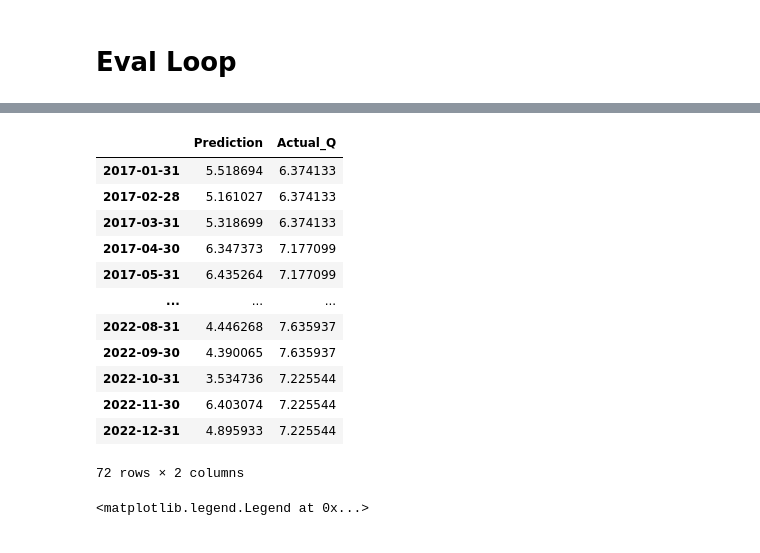
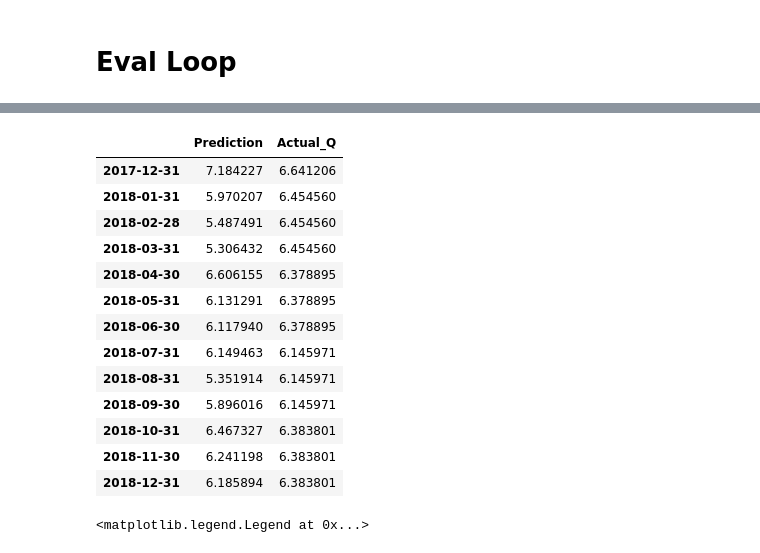
Before and after one commit to tiubenedict/TweetsNowcast, a Jupyter notebook: mixfreqlstm/MixedFreqLSTM.ipynb, the cells around one changed output, grey strips where cells are left out. Drawn from its saved outputs; the diff is of its cells as text; code cells hidden in the pictures.

```diff
--- a/mixfreqlstm/MixedFreqLSTM.ipynb
+++ b/mixfreqlstm/MixedFreqLSTM.ipynb
@@ -118,40 +132,41 @@ evaluate_one_vintage(pd.to_datetime('2022-12-31'), version='-v1')
 # %%
 # import multiprocess as mp
 # import functools
 # from mixfreqlstm.evaluate_vintage import evaluate_one_vintage
 # from mixfreqlstm.data_utils import sliding_windows, NowcastingLSTM_MQ
 
-vintage_ids = list(pd.date_range(start="2017-01-31", end="2023-01-01", freq="ME"))
+kmpair = {'PE': ['CRVADER_BVN','CR_BxP_0'],'PU+': ['CRVADER_BVN','CR_BxP_0']} # kmpair = {'PE':['CR_B0']}
+vintage_ids = list(pd.date_range(start="2017-12-31", end="2019-01-01", freq="ME"))
 results = []
 for vintage in vintage_ids:
-    result = evaluate_one_vintage(vintage, version='-v5')
+    result = evaluate_one_vintage(vintage, with_econ=False, with_tweets=True, data_window = 15, kmpair = kmpair, version='-v5')
     results.append(result)
 # with mp.get_context('spawn').Pool(processes=3) as pool: #.get_context('spawn')
 #     results = pool.map(functools.partial(evaluate_one_vintage, device=device), vintage_ids)
 
 
 results_df = pd.DataFrame(results, columns=["Vintage", "Prediction"])
 results_df["Prediction"] = results_df["Prediction"].apply(lambda x: x[0][0])  # Extract the scalar value from the array
 results_df = results_df.set_index("Vintage")
-# results_df.to_csv("results_E_e50.csv", index=False)
 gdp = pd.read_csv('Results/Original/DFM_Opt_W1000_GDP_E_summary.csv', parse_dates=['date'], index_col=[0])[['Actual_Q']]
 results_df = pd.concat([results_df, gdp], axis=1)
-results_df.to_csv('results_T_e150_w27.csv')
-display(results_df)
+# results_df.to_csv('results_T_e150_w27.csv')
+display(results_df.dropna())
 # %% [output]
 |  | Prediction | Actual_Q |
-| 2017-01-31 | 5.518694 | 6.374133 |
-| 2017-02-28 | 5.161027 | 6.374133 |
-| 2017-03-31 | 5.318699 | 6.374133 |
-| 2017-04-30 | 6.347373 | 7.177099 |
-| 2017-05-31 | 6.435264 | 7.177099 |
-| ... | ... | ... |
-| 2022-08-31 | 4.446268 | 7.635937 |
-| 2022-09-30 | 4.390065 | 7.635937 |
-| 2022-10-31 | 3.534736 | 7.225544 |
-| 2022-11-30 | 6.403074 | 7.225544 |
-| 2022-12-31 | 4.895933 | 7.225544 |
+| 2017-12-31 | 7.184227 | 6.641206 |
+| 2018-01-31 | 5.970207 | 6.454560 |
+| 2018-02-28 | 5.487491 | 6.454560 |
+| 2018-03-31 | 5.306432 | 6.454560 |
+| 2018-04-30 | 6.606155 | 6.378895 |
+| 2018-05-31 | 6.131291 | 6.378895 |
+| 2018-06-30 | 6.117940 | 6.378895 |
+| 2018-07-31 | 6.149463 | 6.145971 |
+| 2018-08-31 | 5.351914 | 6.145971 |
+| 2018-09-30 | 5.896016 | 6.145971 |
+| 2018-10-31 | 6.467327 | 6.383801 |
+| 2018-11-30 | 6.241198 | 6.383801 |
+| 2018-12-31 | 6.185894 | 6.383801 |
-72 rows × 2 columns
 # %%
 ### W27
 import matplotlib.pyplot as plt
```
Also changed, not shown: parts of 13 cells of this notebook, 3 other files.
